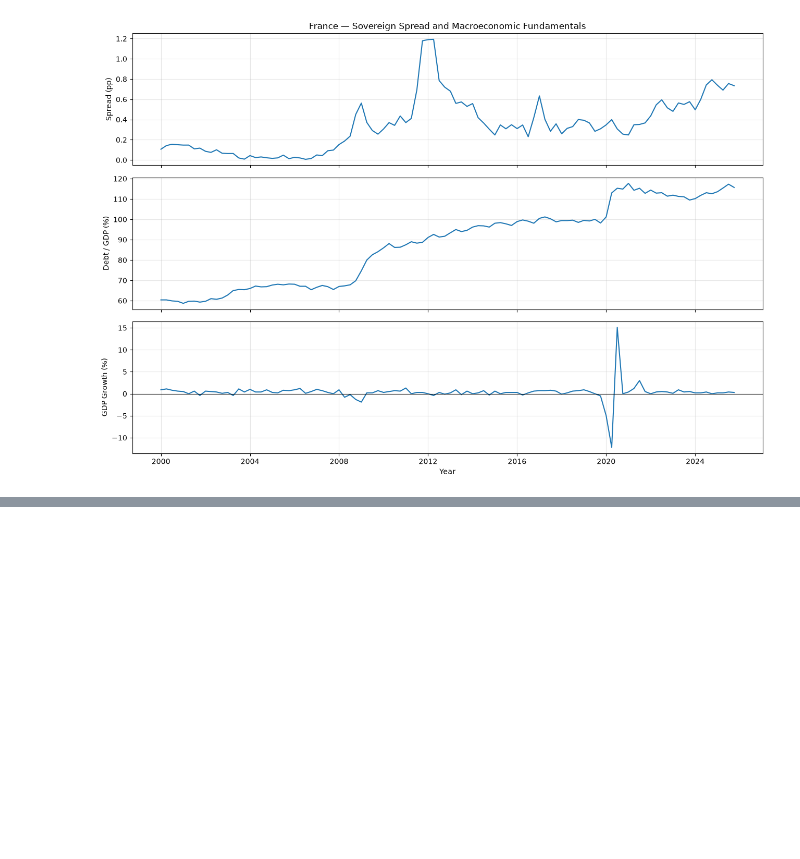
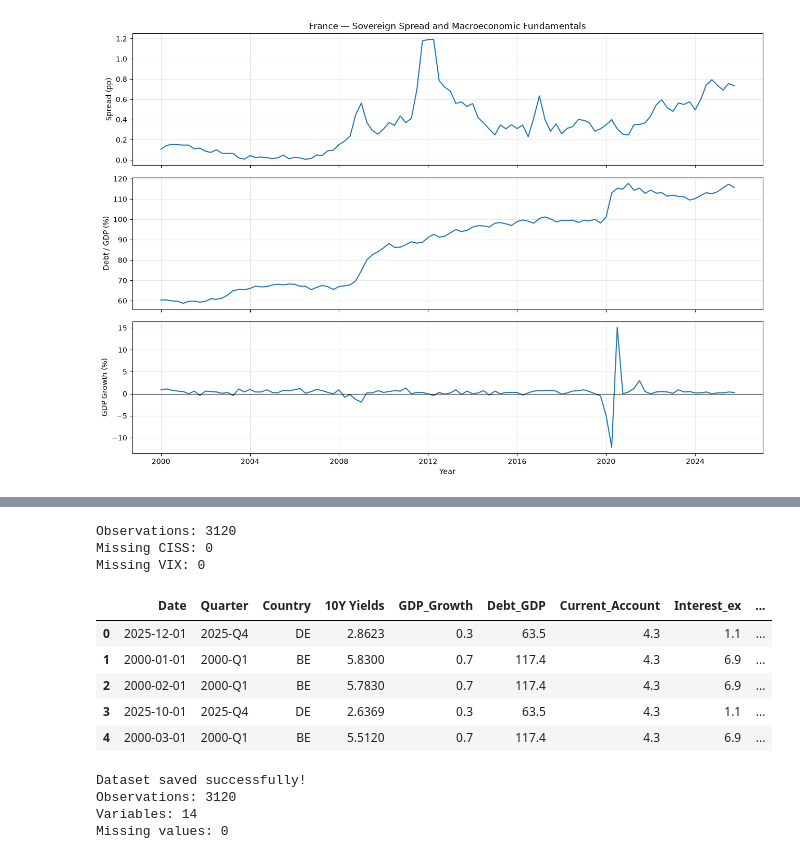
Before and after one commit to Mobula-nyte/ADA-Sovereign-Spreads, a Jupyter notebook: notebooks/03_1_exploration_real_data.ipynb, the cells around one changed output, grey strips where cells are left out. Saved outputs shown, nothing was run; the diff lists cells and outputs as text; code cells hidden in the pictures; blank space fills up the shorter version.

```diff
--- a/notebooks/03_1_exploration_real_data.ipynb
+++ b/notebooks/03_1_exploration_real_data.ipynb
@@ -776,0 +875,55 @@ plt.show()
+# %%
+
+# Merge CISS into the master dataset
+df_updated = df.merge(
+    ciss[["MonthKey", "CISS_Monthly"]],
+    on="MonthKey",
+    how="left",
+    validate="many_to_one"
+)
+
+# Merge VIX into the updated dataset
+df_updated = df_updated.merge(
+    vix[["MonthKey", "VIX_monthly"]],
+    on="MonthKey",
+    how="left",
+    validate="many_to_one"
+)
+
+# Check the result
+print("Observations:", len(df_updated))
+print("Missing CISS:", df_updated["CISS_Monthly"].isna().sum())
+print("Missing VIX:", df_updated["VIX_monthly"].isna().sum())
+
+display(df_updated.head())
+# %% [output]
+Observations: 3120
+Missing CISS: 0
+Missing VIX: 0
+|  | Date | Quarter | Country | 10Y Yields | GDP_Growth | Debt_GDP | Current_Account | Interest_ex | ... |
+| 0 | 2025-12-01 | 2025-Q4 | DE | 2.8623 | 0.3 | 63.5 | 4.3 | 1.1 | ... |
+| 1 | 2000-01-01 | 2000-Q1 | BE | 5.8300 | 0.7 | 117.4 | 4.3 | 6.9 | ... |
+| 2 | 2000-02-01 | 2000-Q1 | BE | 5.7830 | 0.7 | 117.4 | 4.3 | 6.9 | ... |
+| 3 | 2025-10-01 | 2025-Q4 | DE | 2.6369 | 0.3 | 63.5 | 4.3 | 1.1 | ... |
+| 4 | 2000-03-01 | 2000-Q1 | BE | 5.5120 | 0.7 | 117.4 | 4.3 | 6.9 | ... |
+# %%
+
+# Remove the temporary MonthKey column
+df_final = df_updated.drop(columns=["MonthKey"])
+
+# Save the updated dataset
+df_final.to_csv(
+    "/workspaces/ADA-Sovereign-Spreads/data/processed/sovereign_spreads_extended.csv",
+    index=False
+)
+
+# Verify the final dataset
+print("Dataset saved successfully!")
+print("Observations:", df_final.shape[0])
+print("Variables:", df_final.shape[1])
+print("Missing values:", df_final.isna().sum().sum())
+# %% [output]
+Dataset saved successfully!
+Observations: 3120
+Variables: 14
+Missing values: 0
```
Also changed, not shown: parts of 3 cells of this notebook, 2 other files.
